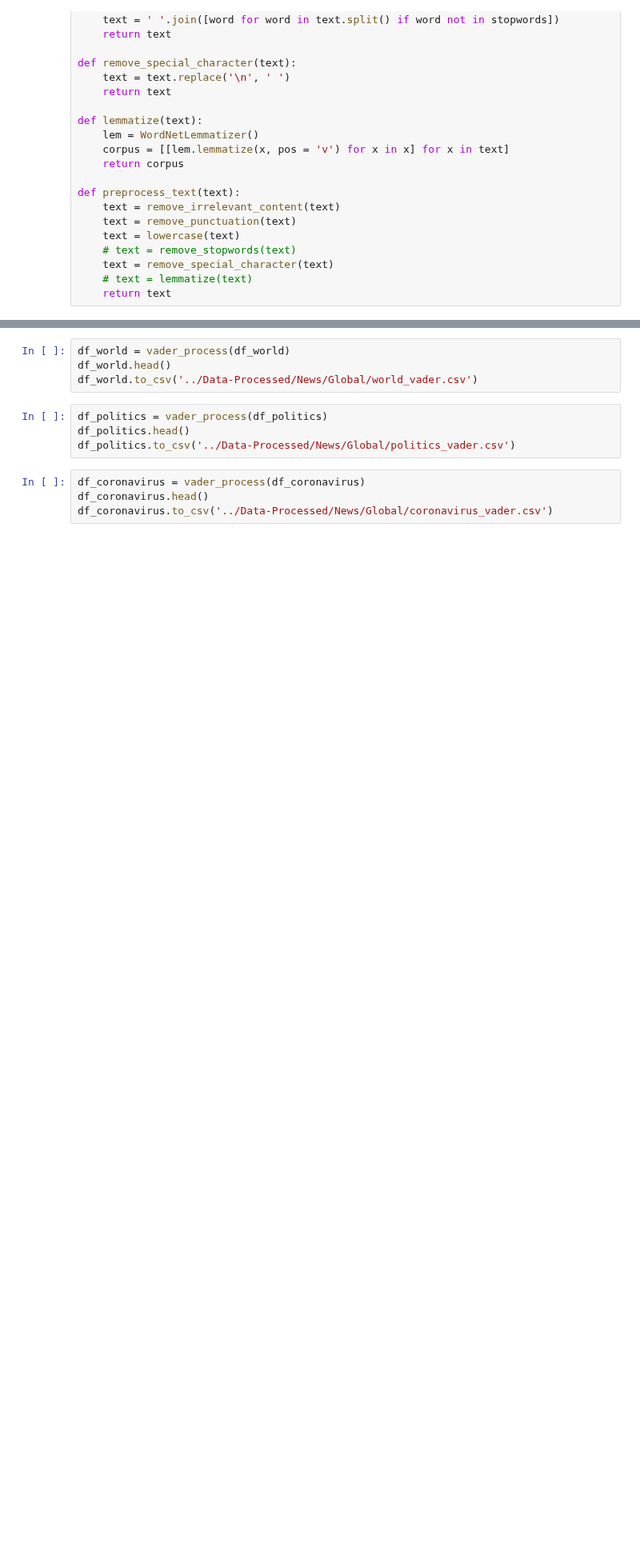
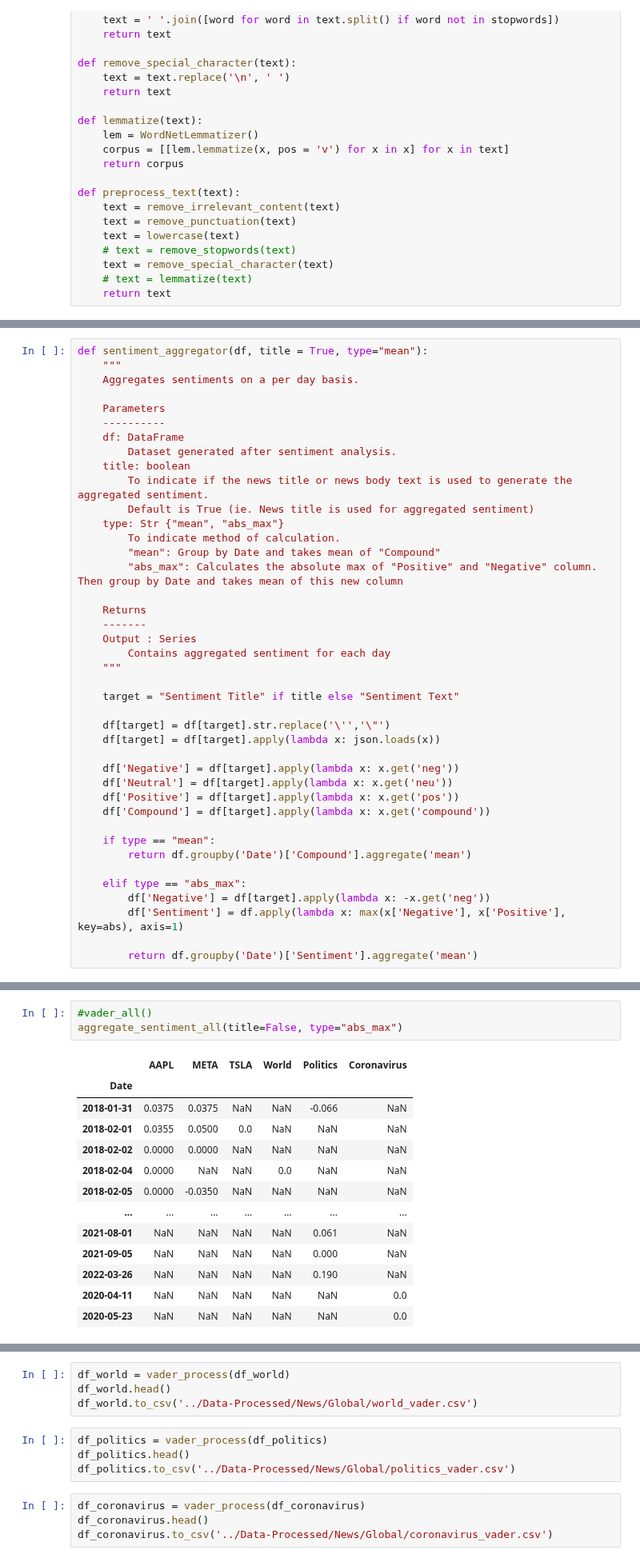
Before and after one commit to eltontay/Stock-Returns-Prediction-ML-Textual-Analysis, a Jupyter notebook: Data-Model/Vader-News-Analysis.ipynb, the cells around one changed output, grey strips where cells are left out. Shown at 80% size. Saved outputs shown, nothing was run; the diff lists cells and outputs as text; blank space fills up the shorter version.

Commit message:
Added aggregation of sentiment and FinBERT

```diff
--- a/Data-Model/Vader-News-Analysis.ipynb
+++ b/Data-Model/Vader-News-Analysis.ipynb
@@ -138,0 +155,41 @@ df_aapl.to_csv('../Data-Processed/News/Stock/aapl_vader.csv')
+# %%
+def sentiment_aggregator(df, title = True, type="mean"):
+    """
+    Aggregates sentiments on a per day basis.
+
+    Parameters
+    ----------
+    df: DataFrame
+        Dataset generated after sentiment analysis.
+    title: boolean
+        To indicate if the news title or news body text is used to generate the aggregated sentiment.
+        Default is True (ie. News title is used for aggregated sentiment)
+    type: Str {"mean", "abs_max"}
+        To indicate method of calculation.
+        "mean": Group by Date and takes mean of "Compound"
+        "abs_max": Calculates the absolute max of "Positive" and "Negative" column. Then group by Date and takes mean of this new column
+
+    Returns
+    -------
+    Output : Series
+        Contains aggregated sentiment for each day
+    """
+
+    target = "Sentiment Title" if title else "Sentiment Text"
+
+    df[target] = df[target].str.replace('\'','\"')
+    df[target] = df[target].apply(lambda x: json.loads(x))
+
+    df['Negative'] = df[target].apply(lambda x: x.get('neg'))
+    df['Neutral'] = df[target].apply(lambda x: x.get('neu'))
+    df['Positive'] = df[target].apply(lambda x: x.get('pos'))
+    df['Compound'] = df[target].apply(lambda x: x.get('compound'))
+
+    if type == "mean":
+        return df.groupby('Date')['Compound'].aggregate('mean')
+
+    elif type == "abs_max":
+        df['Negative'] = df[target].apply(lambda x: -x.get('neg'))
+        df['Sentiment'] = df.apply(lambda x: max(x['Negative'], x['Positive'], key=abs), axis=1)
+
+        return df.groupby('Date')['Sentiment'].aggregate('mean')
@@ -138,0 +239,17 @@ df_aapl.to_csv('../Data-Processed/News/Stock/aapl_vader.csv')
+# %%
+#vader_all()
+aggregate_sentiment_all(title=False, type="abs_max")
+# %% [output]
+|  | AAPL | META | TSLA | World | Politics | Coronavirus |
+| Date |  |  |  |  |  |  |
+| 2018-01-31 | 0.0375 | 0.0375 | NaN | NaN | -0.066 | NaN |
+| 2018-02-01 | 0.0355 | 0.0500 | 0.0 | NaN | NaN | NaN |
+| 2018-02-02 | 0.0000 | 0.0000 | NaN | NaN | NaN | NaN |
+| 2018-02-04 | 0.0000 | NaN | NaN | 0.0 | NaN | NaN |
+| 2018-02-05 | 0.0000 | -0.0350 | NaN | NaN | NaN | NaN |
+| ... | ... | ... | ... | ... | ... | ... |
+| 2021-08-01 | NaN | NaN | NaN | NaN | 0.061 | NaN |
+| 2021-09-05 | NaN | NaN | NaN | NaN | 0.000 | NaN |
+| 2022-03-26 | NaN | NaN | NaN | NaN | 0.190 | NaN |
+| 2020-04-11 | NaN | NaN | NaN | NaN | NaN | 0.0 |
+| 2020-05-23 | NaN | NaN | NaN | NaN | NaN | 0.0 |
```
Also changed, not shown: parts of 12 cells of this notebook, 13 other files.
